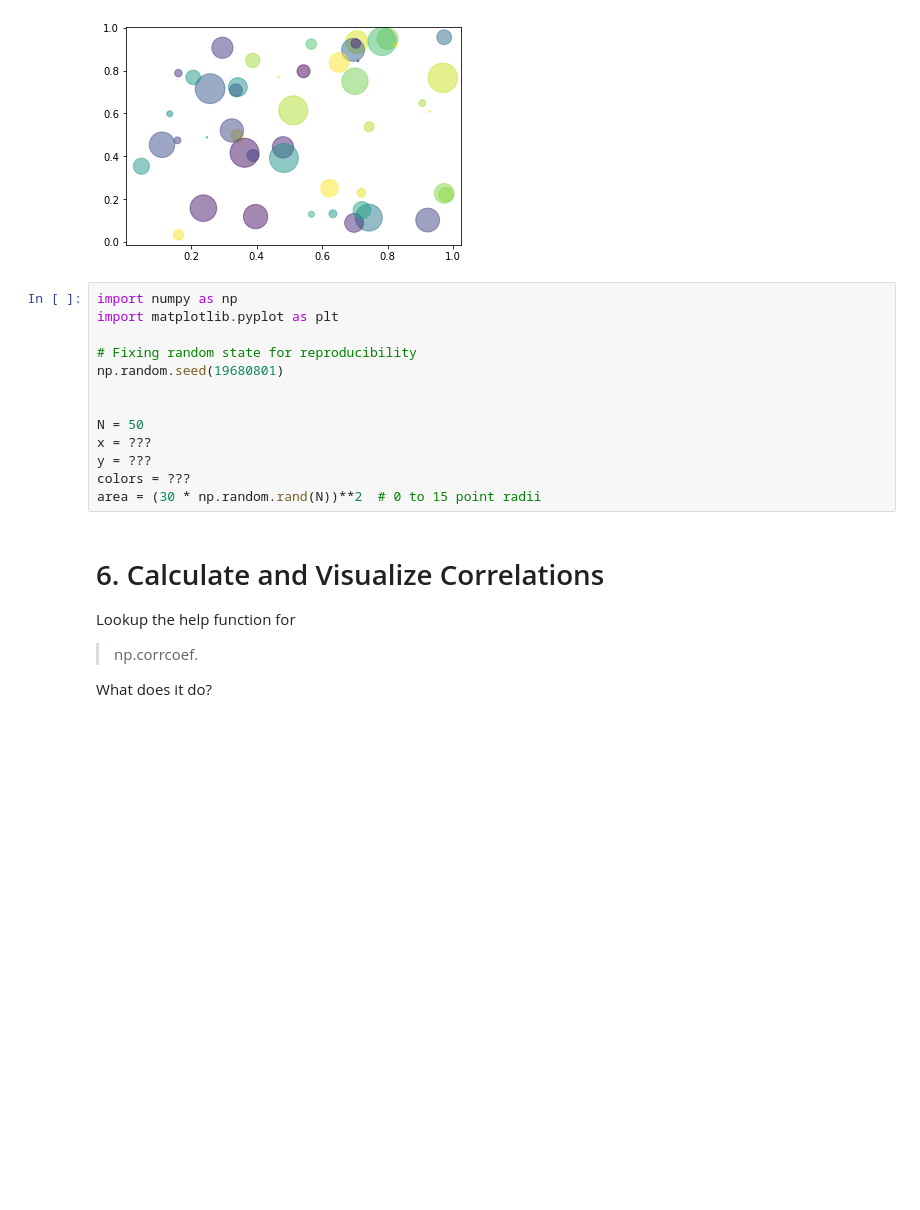
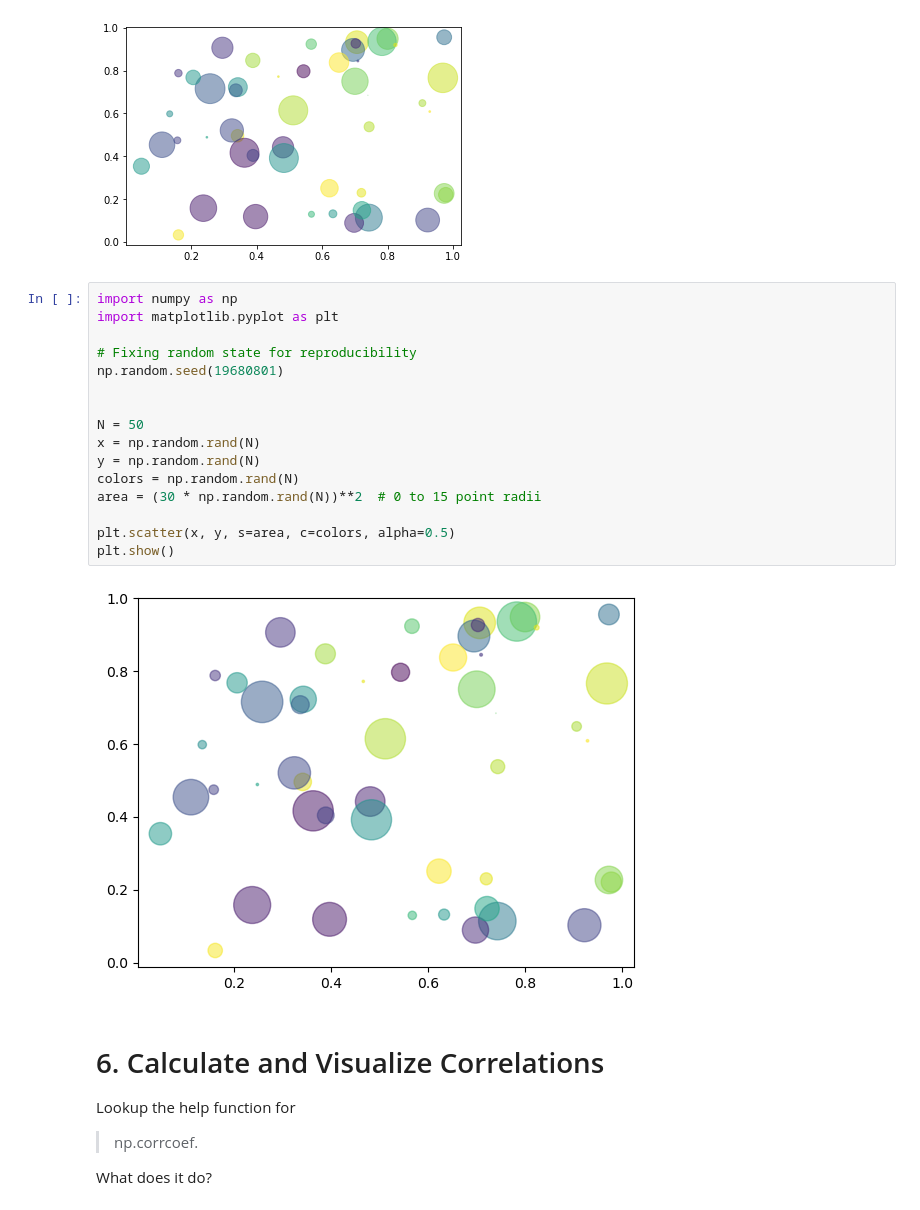
Before and after one commit to Aya03030/iod, a Jupyter notebook: IOD_Lab-1.1.4 Statistics - part 2.ipynb, the cells around one changed output. Saved outputs shown, nothing was run; the diff lists cells and outputs as text; blank space fills up the shorter version.

```diff
--- a/IOD_Lab-1.1.4 Statistics - part 2.ipynb
+++ b/IOD_Lab-1.1.4 Statistics - part 2.ipynb
@@ -115,16 +157,21 @@ print(k)
 # %%
 import numpy as np
 import matplotlib.pyplot as plt
 
 # Fixing random state for reproducibility
 np.random.seed(19680801)
 
 
 N = 50
-x = ???
-y = ???
-colors = ???
+x = np.random.rand(N)
+y = np.random.rand(N)
+colors = np.random.rand(N)
 area = (30 * np.random.rand(N))**2  # 0 to 15 point radii
+
+plt.scatter(x, y, s=area, c=colors, alpha=0.5)
+plt.show()
+# %% [output]
+[figure, added]
 # %% [markdown]
 # 6. Calculate and Visualize Correlations
 
```
Also changed, not shown: parts of 18 cells of this notebook.
